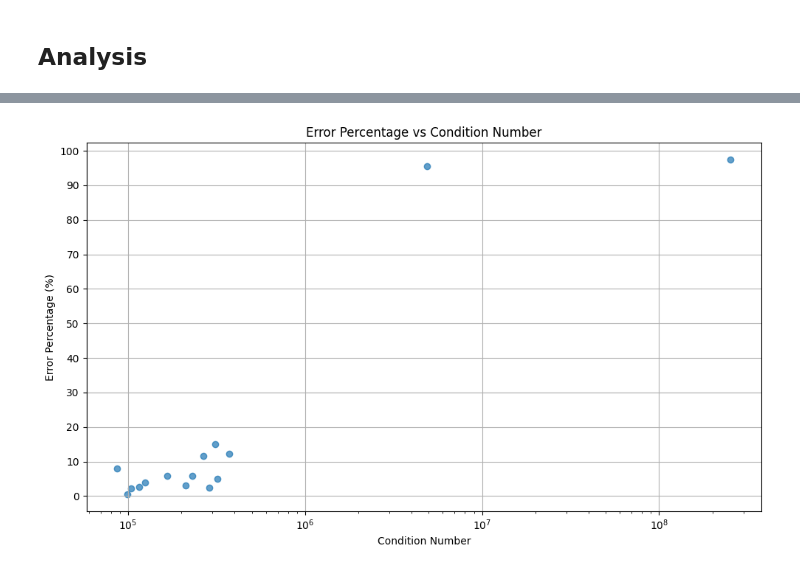
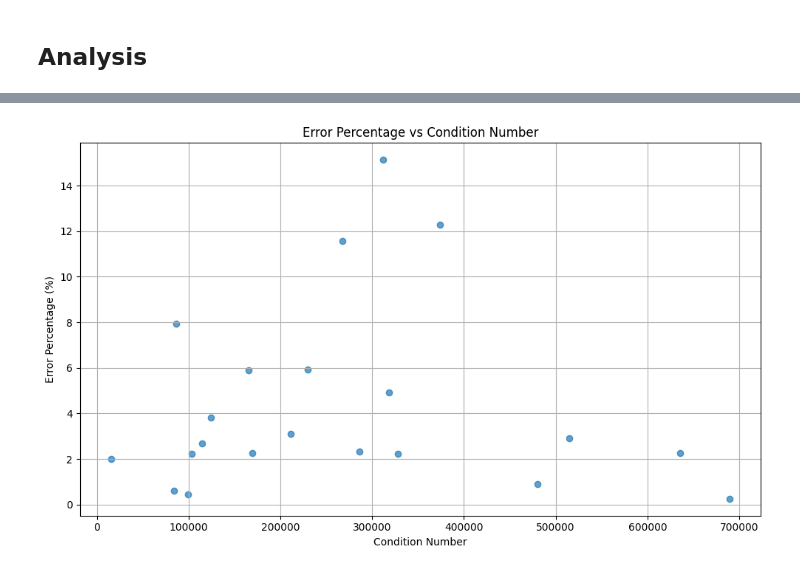
Before and after one commit to StefanoArcaro/single-view-3d, a Jupyter notebook: notebooks/analyze_results.ipynb, the cells around one changed output, grey strips where cells are left out. Saved outputs shown, nothing was run; the diff lists cells and outputs as text; code cells hidden in the pictures.

```diff
--- a/notebooks/analyze_results.ipynb
+++ b/notebooks/analyze_results.ipynb
@@ -50,7 +50,7 @@ def analyze_scene(scene_id, scenes, K):
         template_path = os.path.join(project_root, template.path)
 
         # Compute pixel-pixel homography
-        H, mask, t_shape = template_match(template_path, scene_path, extract_method='SIFT', match_method='BF', plot=False)
+        H, mask, t_shape, reprojection_error = template_match(template_path, scene_path, extract_method='SIFT', match_method='BF', plot=False)
 
         template_size_px = plt.imread(template_path).shape[:2]
 
@@ -85,7 +85,8 @@ def analyze_scene(scene_id, scenes, K):
             'distance_true': distance_true,
             'error': error,
             'error_percent': error_percent,
-            'condition_number': cond_num
+            'condition_number': cond_num,
+            'reprojection_error': reprojection_error,
         }
     return results
 # %%
@@ -95,6 +96,10 @@ def analyze_scenes(scenes, K):
     """
     all_results = {}
     for scene_id in scenes:
+        # Skip scene S8
+        if scene_id == 'S8':
+            continue
+
         print(f"Analyzing scene {scene_id}...")
         results = analyze_scene(scene_id, scenes, K)
         all_results[scene_id] = results
@@ -134,21 +143,20 @@ results
 # %%
 # Extract the error percentage and the condition number, and create a plot of the two against each other
 error_percentages = []
 condition_numbers = []
 for scene_id, templates in results.items():
     for template_id, data in templates.items():
         error_percentages.append(data['error_percent'])
         condition_numbers.append(data['condition_number'])
 
 plt.figure(figsize=(10, 6))
 plt.scatter(condition_numbers, error_percentages, alpha=0.7)
 plt.title('Error Percentage vs Condition Number')
 plt.xlabel('Condition Number')
 plt.ylabel('Error Percentage (%)')
-plt.yticks(np.arange(0, 101, 10))
-plt.xscale('log')
+# plt.xscale('log')
 plt.grid(True)
 plt.tight_layout()
 plt.show()
 # %% [output]
-[figure, old version]
+[figure, new version]
```
Also changed, not shown: parts of 3 cells of this notebook, 15 other files.
